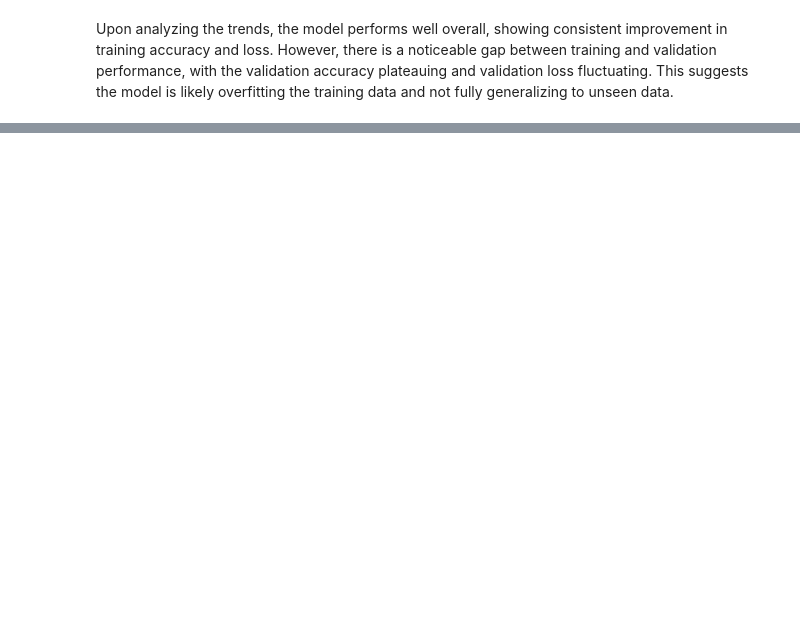
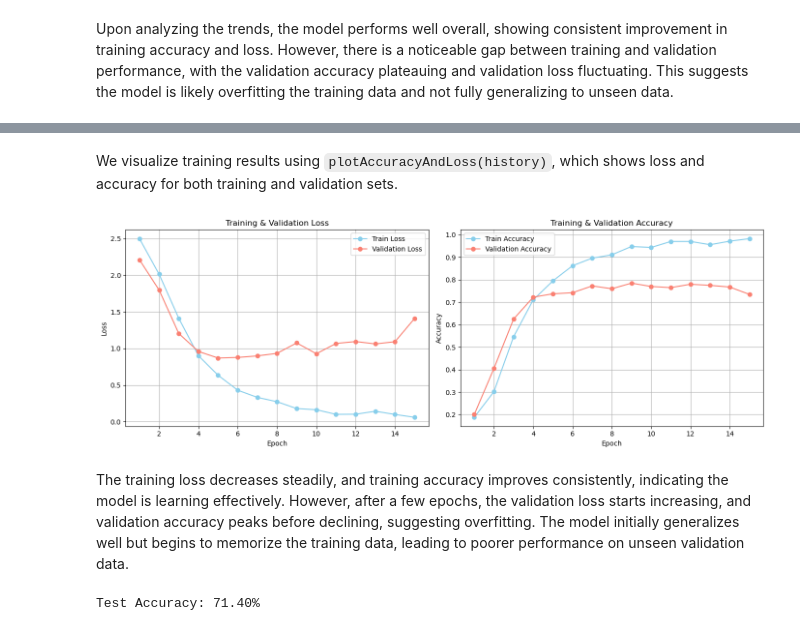
Before and after one commit to wilvang/ml-coursework, a Jupyter notebook: assignment-3/exercises.ipynb, the cells around one changed output, grey strips where cells are left out. Drawn from its saved outputs; the diff is of its cells as text; code cells hidden in the pictures; blank space fills up the shorter version.

```diff
--- a/assignment-3/exercises.ipynb
+++ b/assignment-3/exercises.ipynb
@@ -586,0 +590,11 @@ The test accuracy of ~68% is a significant improvement compared to the previous
+# %%
+# Transform: convert to tensor and normalize
+transform = transforms.Compose([
+    transforms.ToTensor(),  # converts [0, 255] uint8 to [0.0, 1.0] float
+    transforms.Normalize((0.4377, 0.4438, 0.4728),  # SVHN mean
+                         (0.1980, 0.2010, 0.1970))  # SVHN std
+])
+
+# Load SVHN dataset
+svhn_full_train = datasets.SVHN(root="./data", split='train', download=True, transform=transform)
+svhn_full_test  = datasets.SVHN(root="./data", split='test', download=True, transform=transform)
@@ -586,0 +603,12 @@ The test accuracy of ~68% is a significant improvement compared to the previous
+# %%
+# Restrict to small subset for controlled experiment
+svhn_temp_dataset = Subset(svhn_full_train, range(2000))  # use only first 2000 train samples
+svhn_test_dataset = Subset(svhn_full_test, range(500))   # use first 500 test samples
+
+# This ensures that random_split produces the same train/val split every run
+svhn_train_dataset, svhn_val_dataset = random_split(svhn_temp_dataset, [1600, 400], generator=generator)
+
+# Create DataLoaders for batching
+svhn_train_loader = DataLoader(svhn_train_dataset, batch_size=32, shuffle=True)
+svhn_val_loader   = DataLoader(svhn_val_dataset, batch_size=32, shuffle=False)
+svhn_test_loader  = DataLoader(svhn_test_dataset, batch_size=32, shuffle=False)
@@ -586,0 +655,9 @@ The test accuracy of ~68% is a significant improvement compared to the previous
+# %%
+model = SVHN_CNN().to(device)
+criterion = nn.CrossEntropyLoss()
+optimizer = optim.Adam(model.parameters(), lr=0.001)
+
+epochs = 15
+patience = 15  # no early stopping
+
+model, history = train_model(model, svhn_train_loader, svhn_val_loader, epochs, patience)
@@ -586,0 +680,12 @@ The test accuracy of ~68% is a significant improvement compared to the previous
+# %% [markdown]
+We visualize training results using `plotAccuracyAndLoss(history)`, which shows loss and accuracy for both training and validation sets.
+# %%
+plotAccuracyAndLoss(history)
+# %% [output]
+[figure, added]
+# %% [markdown]
+The training loss decreases steadily, and training accuracy improves consistently, indicating the model is learning effectively. However, after a few epochs, the validation loss starts increasing, and validation accuracy peaks before declining, suggesting overfitting. The model initially generalizes well but begins to memorize the training data, leading to poorer performance on unseen validation data.
+# %%
+evaluateWithTestSet(model, svhn_test_loader)
+# %% [output]
+Test Accuracy: 71.40%
```
Also changed, not shown: parts of 26 cells of this notebook.
